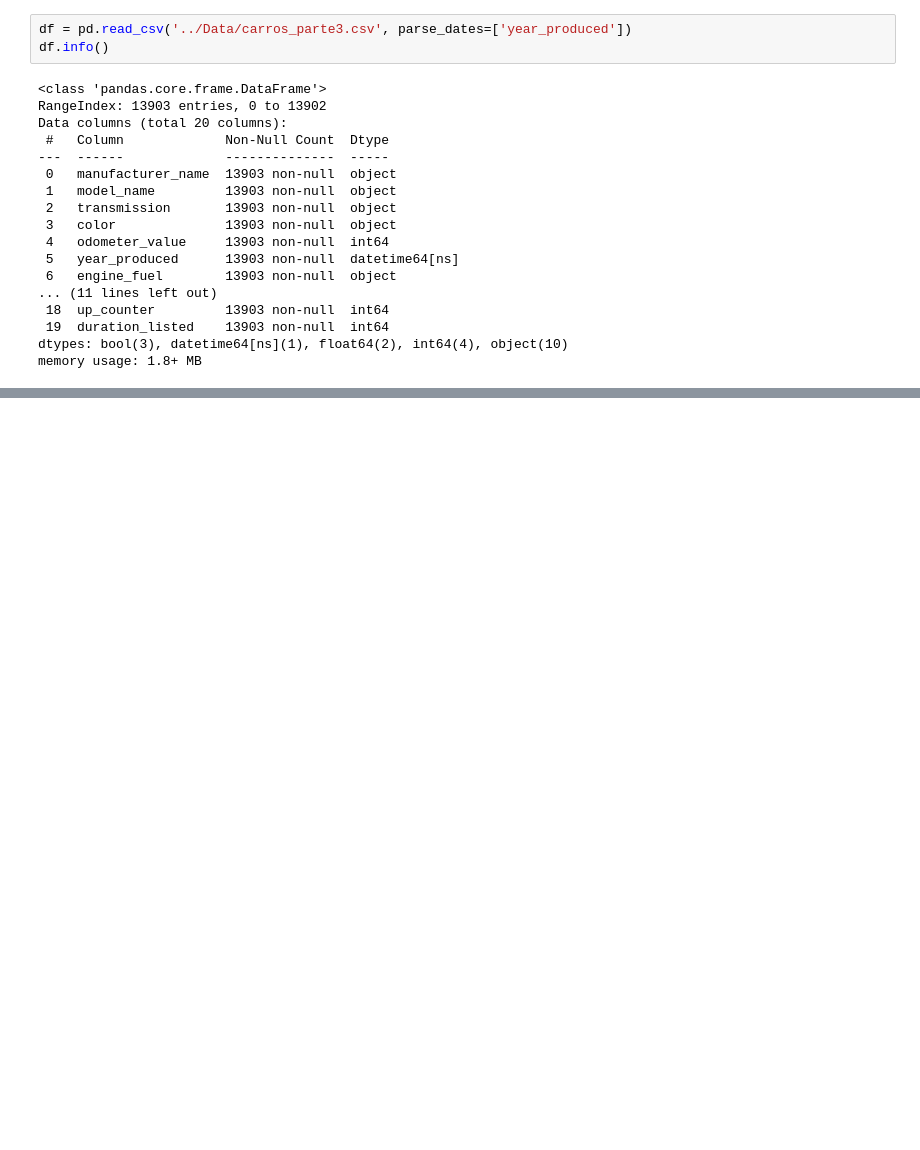
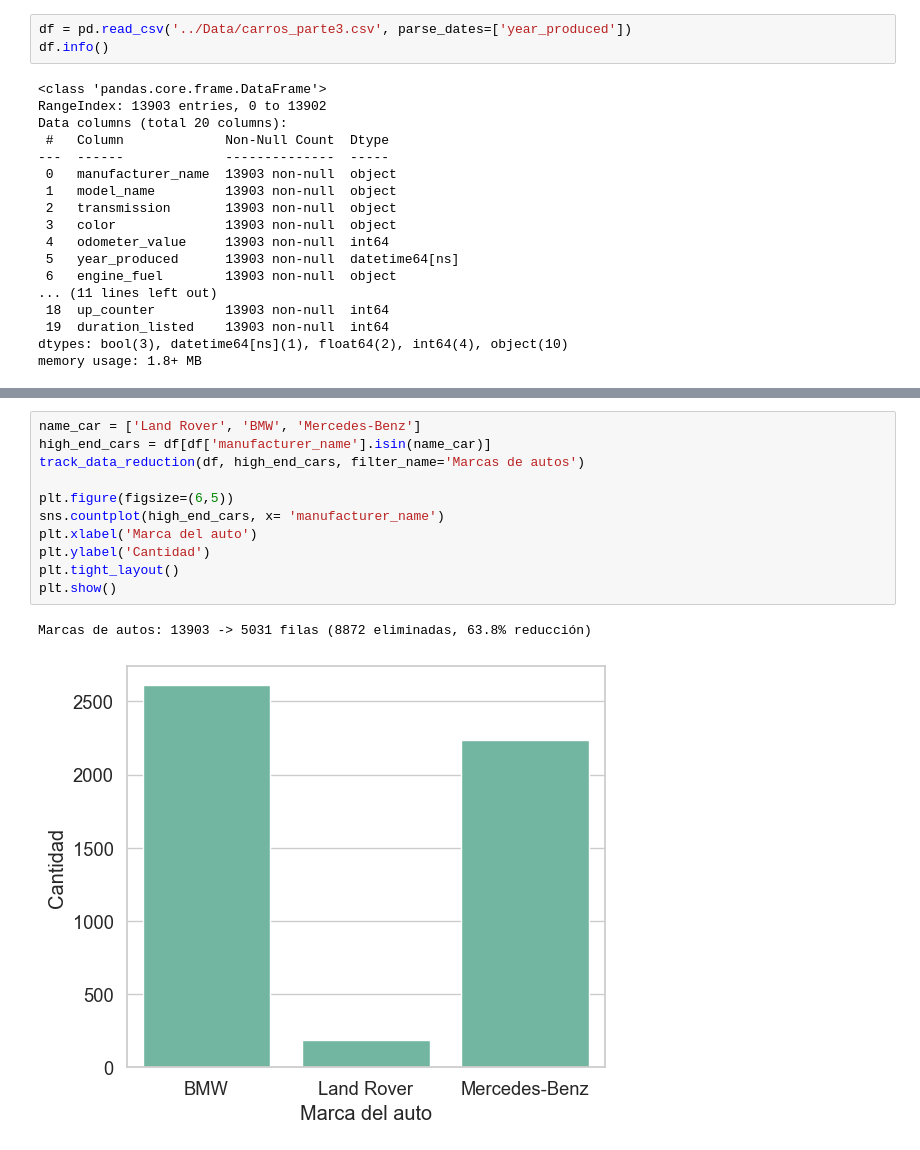
Before and after one commit to AlejandroSegura24/Vehicle-Data-Exploration-Project, a Jupyter notebook: Notebooks/4_exploracion_marcas_costosas.ipynb, the cells around one changed output, grey strips where cells are left out. Saved outputs shown, nothing was run; the diff lists cells and outputs as text; blank space fills up the shorter version.

```diff
--- a/Notebooks/4_exploracion_marcas_costosas.ipynb
+++ b/Notebooks/4_exploracion_marcas_costosas.ipynb
@@ -43,0 +59,14 @@ memory usage: 1.8+ MB
+# %%
+name_car = ['Land Rover', 'BMW', 'Mercedes-Benz']
+high_end_cars = df[df['manufacturer_name'].isin(name_car)]
+track_data_reduction(df, high_end_cars, filter_name='Marcas de autos')
+
+plt.figure(figsize=(6,5))
+sns.countplot(high_end_cars, x= 'manufacturer_name')
+plt.xlabel('Marca del auto')
+plt.ylabel('Cantidad')
+plt.tight_layout()
+plt.show()
+# %% [output]
+Marcas de autos: 13903 -> 5031 filas (8872 eliminadas, 63.8% reducción)
+[figure, added]
```
Also changed, not shown: parts of 13 cells of this notebook.
